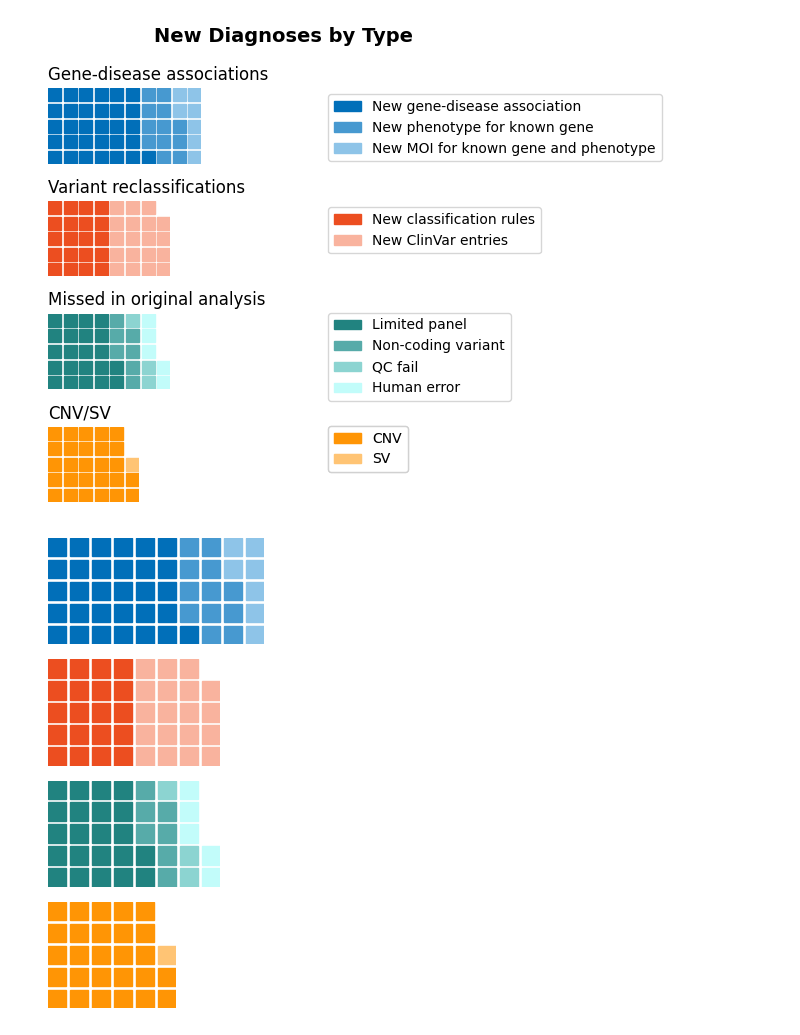
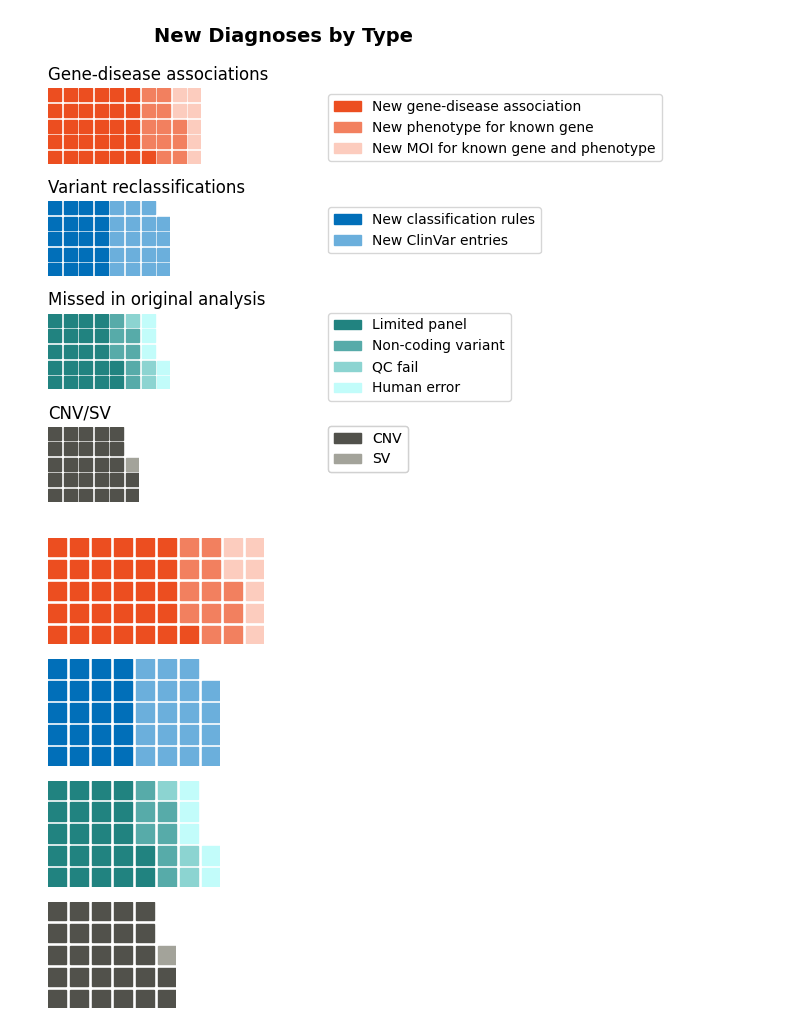
Before and after one commit to populationgenomics/talos_manuscript, a Jupyter notebook: Analyses/Jupyter_notebooks/Figure4_panel2.ipynb, the cells around one changed output. Cells and saved outputs as stored; diff of their text form; code cells hidden in the pictures.

```diff
--- a/Analyses/Jupyter_notebooks/Figure4_panel2.ipynb
+++ b/Analyses/Jupyter_notebooks/Figure4_panel2.ipynb
@@ -11,17 +11,17 @@ data_r = pd.read_csv('../../Data/Fig4/Fig4_panel2_Data01.csv', header=0, index_c
 data= data_r.T
 solve_data = data.sum(axis='columns').to_dict()
 
-colors_list = ['#016FB9',
-        '#4799D0',
-        '#8EC4E8',
-        '#EC4E20',
-        '#F9B39E',
+colors_list = ['#EC4E20',
+        '#F2805F',
+        '#FCCCBE',
+        '#016FB9',
+        '#6BAFDC',
         '#218380',
         '#57ABA9',
         '#8CD4D1',
         '#C2FCFA',
-        '#FF9505',
-        '#FFC474']
+        '#51514B',
+        '#A3A39A']
 
 #print([f"{k} ({v})" for k, v in data['New association'].items()][0:3])
 
@@ -71,7 +71,7 @@ fig.add_artist(legend4)
 fig.suptitle('New Diagnoses by Type', fontsize=14, fontweight='bold')
 fig.savefig('../../Figures/Fig4/Fig4_panel2.png')
 # %% [output]
-[figure, old version]
+[figure, new version]
 # %%
 import pandas as pd
 import numpy as np
@@ -85,17 +85,17 @@ data_r = pd.read_csv('../../Data/Fig4/Fig4_panel2_Data01.csv', header=0, index_c
 data= data_r.T
 solve_data = data.sum(axis='columns').to_dict()
 
-colors_list = ['#016FB9',
-        '#4799D0',
-        '#8EC4E8',
-        '#EC4E20',
-        '#F9B39E',
+colors_list = ['#EC4E20',
+        '#F2805F',
+        '#FCCCBE',
+        '#016FB9',
+        '#6BAFDC',
         '#218380',
         '#57ABA9',
         '#8CD4D1',
         '#C2FCFA',
-        '#FF9505',
-        '#FFC474']
+        '#51514B',
+        '#A3A39A']
 
 #print([f"{k} ({v})" for k, v in data['New association'].items()][0:3])
 
@@ -104,34 +104,34 @@ fig = plt.figure(
     plots={
         411: {
             'values': data['Gene-disease associations'],
             #'title': {'label': 'Gene-disease associations', 'loc': 'left', 'fontsize': 12}
         },
         412: {
             'values': data['Variant reclassifications'],
             #'title': {'label': 'Variant reclassifications', 'loc': 'left', 'fontsize': 12}
         },
         413: {
             'values': data['Missed in original analysis'],
             #'title': {'label': 'Missed in original analysis', 'loc': 'left', 'fontsize': 12}
         },
         414: {
             'values': data['CNV/SV'],
             #'title': {'label': 'CNV/SV', 'loc': 'left', 'fontsize': 12}
         },
     },
     rows=5,
     colors=colors_list,
     rounding_rule='ceil',
     figsize=(5, 5)
 )
 
 import matplotlib.patches as mpatches
 import matplotlib.pyplot as plt
 
 
 fig.savefig('../../Figures/Fig4/Fig4_panel2.png')
 # %% [output]
-[figure, old version]
+[figure, new version]
 # %%
 import pandas as pd
 import numpy as np
```
Also changed, not shown: parts of 3 cells of this notebook, 6 other files.
